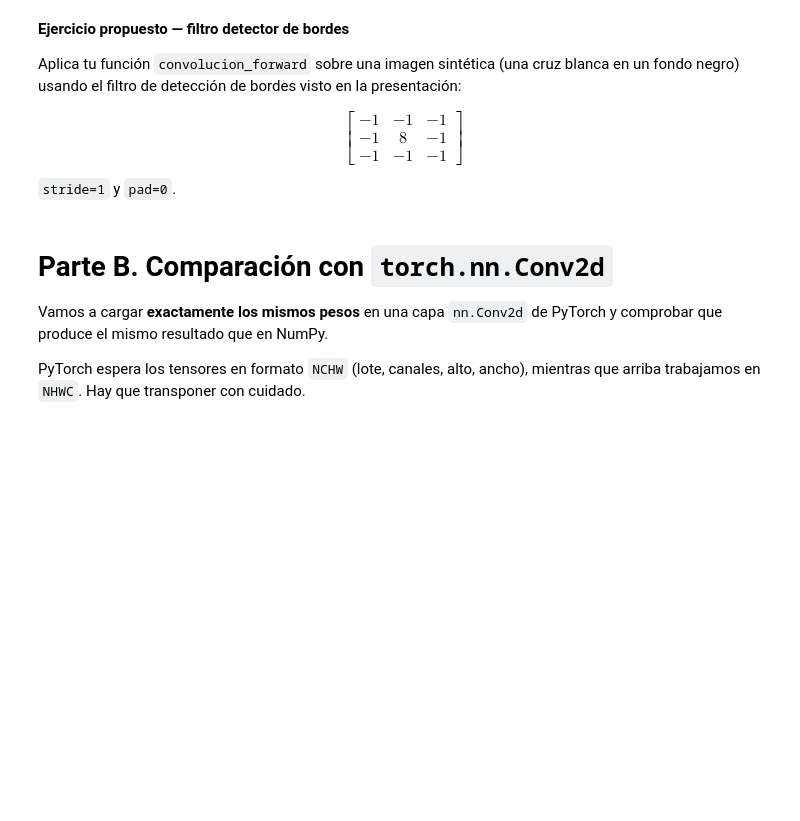
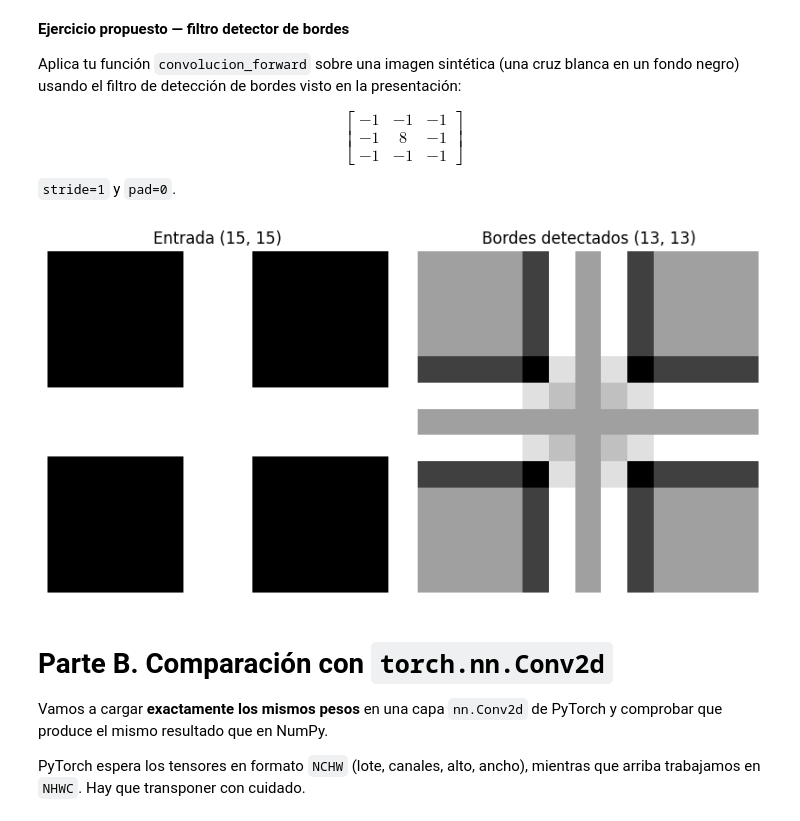
Before and after one commit to rodrigocastillo69/Deep-learning-Vision, a Jupyter notebook: Unidad1/Practica 2/Lab1_2_Rodrigo_Castillo.ipynb, the cells around one changed output. Cells and saved outputs as stored; diff of their text form; code cells hidden in the pictures; blank space fills up the shorter version.

```diff
--- a/Unidad1/Practica 2/Lab1_2_Rodrigo_Castillo.ipynb
+++ b/Unidad1/Practica 2/Lab1_2_Rodrigo_Castillo.ipynb
@@ -265,0 +279,14 @@ NotImplementedError:
+# %%
+# Completa el cálculo de la dimensión de salida usando la fórmula:
+# Dimension_salida = ((Dimension_entrada - Dimension_filtro + 2 * padding) / stride) + 1
+print(f"Fórmula: ((N - F + 2P) / S) + 1")
+
+N = inp.shape[0]           # 5
+F = filter_conv.shape[0]   # 3
+P = pad                    # 0
+S = stride                 # 2
+
+salida = int((N - F + 2 * P) / S) + 1
+print(f"N={N}, F={F}, P={P}, S={S}  ->  dimensión de salida = {salida}x{salida}")
+assert (H_out, W_out) == (salida, salida), "La fórmula debe coincidir con H_out/W_out calculados arriba"
+print("Coincide con H_out, W_out calculados con floor división en el bucle de arriba.")
@@ -425,6 +456,36 @@ $$
 $$
 
 `stride=1` y `pad=0`.
+# %%
+# Ejercicio: filtro detector de bordes sobre una cruz sintética
+cruz = np.zeros((15, 15))
+cruz[6:9, :] = 1.0       # brazo horizontal
+cruz[:, 6:9] = 1.0       # brazo vertical
+A_cruz = cruz.reshape(1, 15, 15, 1)  # (m, H, W, C)
+
+filtro_bordes = np.array([
+    [-1, -1, -1],
+    [-1,  8, -1],
+    [-1, -1, -1]
+], dtype=float)
+
+W_bordes = filtro_bordes.reshape(3, 3, 1, 1)
+b_bordes = np.zeros((1, 1, 1, 1))
+
+Z_bordes = convolucion_forward(A_cruz, W_bordes, b_bordes, stride=1, pad=0)
+
+fig, ax = plt.subplots(1, 2, figsize=(8, 4))
+ax[0].imshow(cruz, cmap='gray')
+ax[0].set_title(f"Entrada {cruz.shape}")
+ax[0].axis("off")
+
+ax[1].imshow(Z_bordes[0, :, :, 0], cmap='gray')
+ax[1].set_title(f"Bordes detectados {Z_bordes.shape[1:3]}")
+ax[1].axis("off")
+plt.tight_layout()
+plt.show()
+# %% [output]
+[figure, added]
 # %% [markdown]
 # Parte B. Comparación con `torch.nn.Conv2d`
 
```
Also changed, not shown: parts of 19 cells of this notebook.
